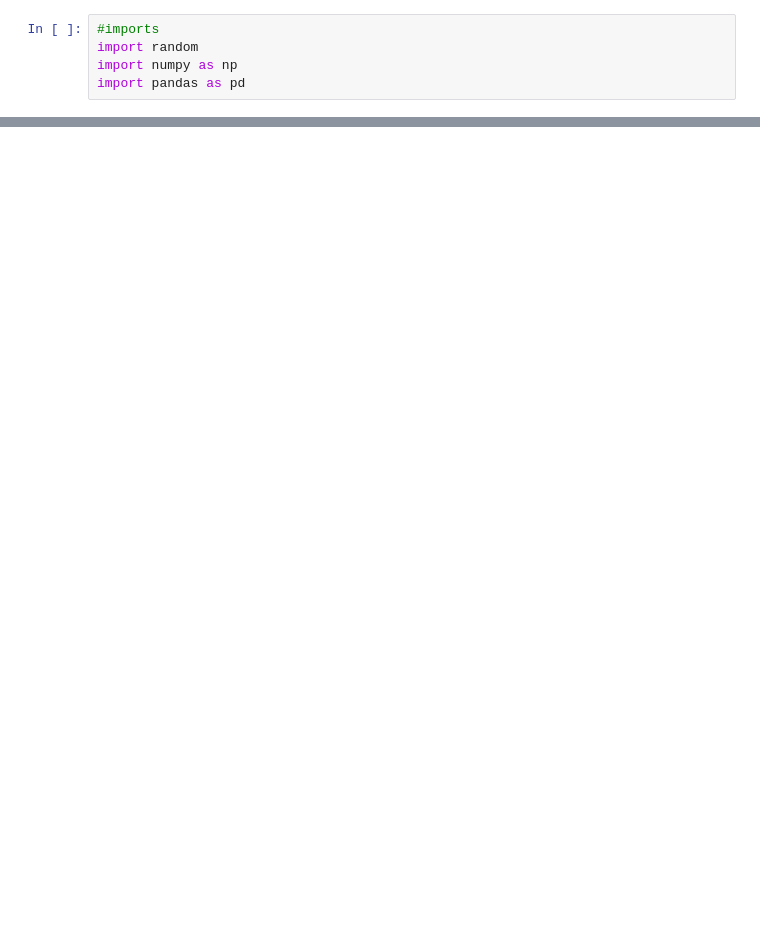
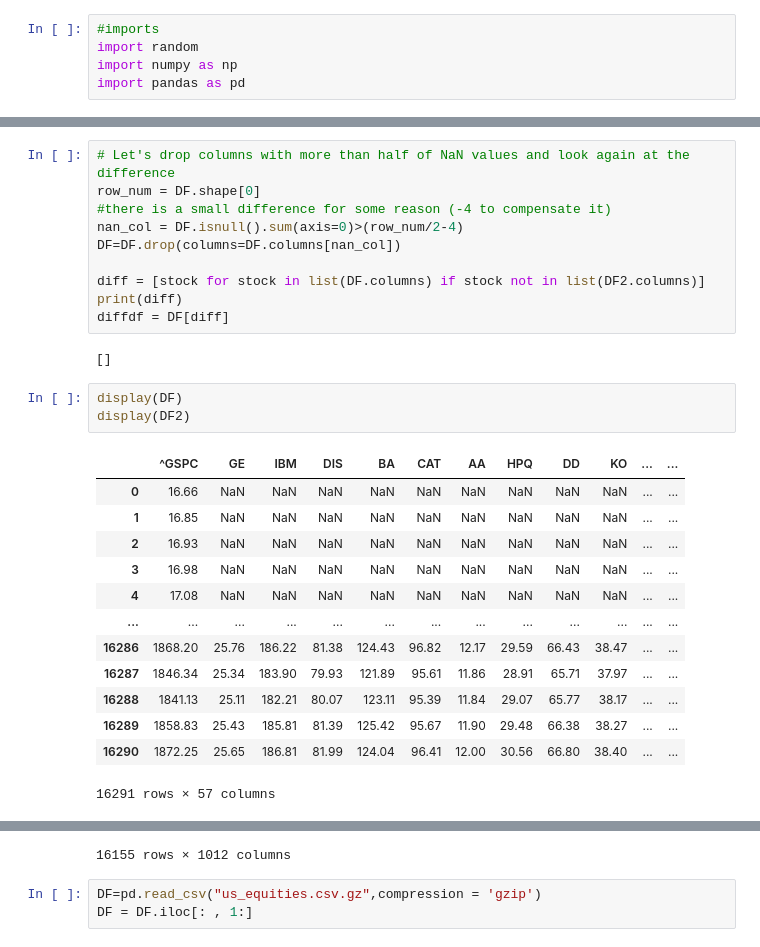
Before and after one commit to MauroLeidi/FinantialBigData, a Jupyter notebook: prepare_data.ipynb, the cells around one changed output, grey strips where cells are left out. Drawn from its saved outputs; the diff is of its cells as text; blank space fills up the shorter version.

```diff
--- a/prepare_data.ipynb
+++ b/prepare_data.ipynb
@@ -47,0 +72,29 @@ print(list(DF.columns))
+# %%
+# Let's drop columns with more than half of NaN values and look again at the difference
+row_num = DF.shape[0]
+#there is a small difference for some reason (-4 to compensate it)
+nan_col = DF.isnull().sum(axis=0)>(row_num/2-4)
+DF=DF.drop(columns=DF.columns[nan_col])
+
+diff = [stock for stock in list(DF.columns) if stock not in list(DF2.columns)]
+print(diff)
+diffdf = DF[diff]
+# %% [output]
+[]
+# %%
+display(DF)
+display(DF2)
+# %% [output]
+|  | ^GSPC | GE | IBM | DIS | BA | CAT | AA | HPQ | DD | KO | ... | ... |
+| 0 | 16.66 | NaN | NaN | NaN | NaN | NaN | NaN | NaN | NaN | NaN | ... | ... |
+| 1 | 16.85 | NaN | NaN | NaN | NaN | NaN | NaN | NaN | NaN | NaN | ... | ... |
+| 2 | 16.93 | NaN | NaN | NaN | NaN | NaN | NaN | NaN | NaN | NaN | ... | ... |
+| 3 | 16.98 | NaN | NaN | NaN | NaN | NaN | NaN | NaN | NaN | NaN | ... | ... |
+| 4 | 17.08 | NaN | NaN | NaN | NaN | NaN | NaN | NaN | NaN | NaN | ... | ... |
+| ... | ... | ... | ... | ... | ... | ... | ... | ... | ... | ... | ... | ... |
+| 16286 | 1868.20 | 25.76 | 186.22 | 81.38 | 124.43 | 96.82 | 12.17 | 29.59 | 66.43 | 38.47 | ... | ... |
+| 16287 | 1846.34 | 25.34 | 183.90 | 79.93 | 121.89 | 95.61 | 11.86 | 28.91 | 65.71 | 37.97 | ... | ... |
+| 16288 | 1841.13 | 25.11 | 182.21 | 80.07 | 123.11 | 95.39 | 11.84 | 29.07 | 65.77 | 38.17 | ... | ... |
+| 16289 | 1858.83 | 25.43 | 185.81 | 81.39 | 125.42 | 95.67 | 11.90 | 29.48 | 66.38 | 38.27 | ... | ... |
+| 16290 | 1872.25 | 25.65 | 186.81 | 81.99 | 124.04 | 96.41 | 12.00 | 30.56 | 66.80 | 38.40 | ... | ... |
+16291 rows × 57 columns
@@ -47,0 +113,4 @@ print(list(DF.columns))
+16155 rows × 1012 columns
+# %%
+DF=pd.read_csv("us_equities.csv.gz",compression = 'gzip')
+DF = DF.iloc[: , 1:]
```
Also changed, not shown: parts of 13 cells of this notebook, 1 other file.
